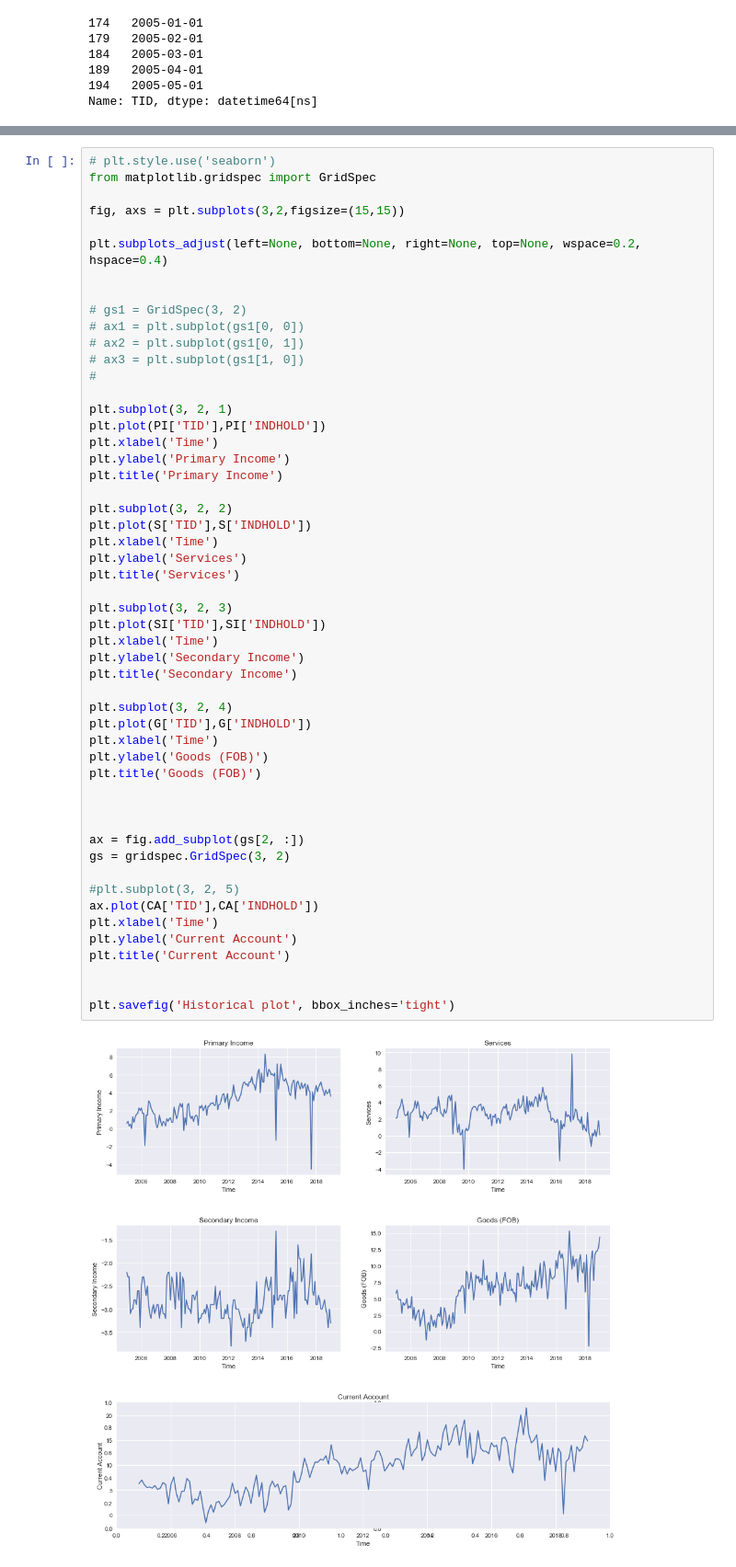
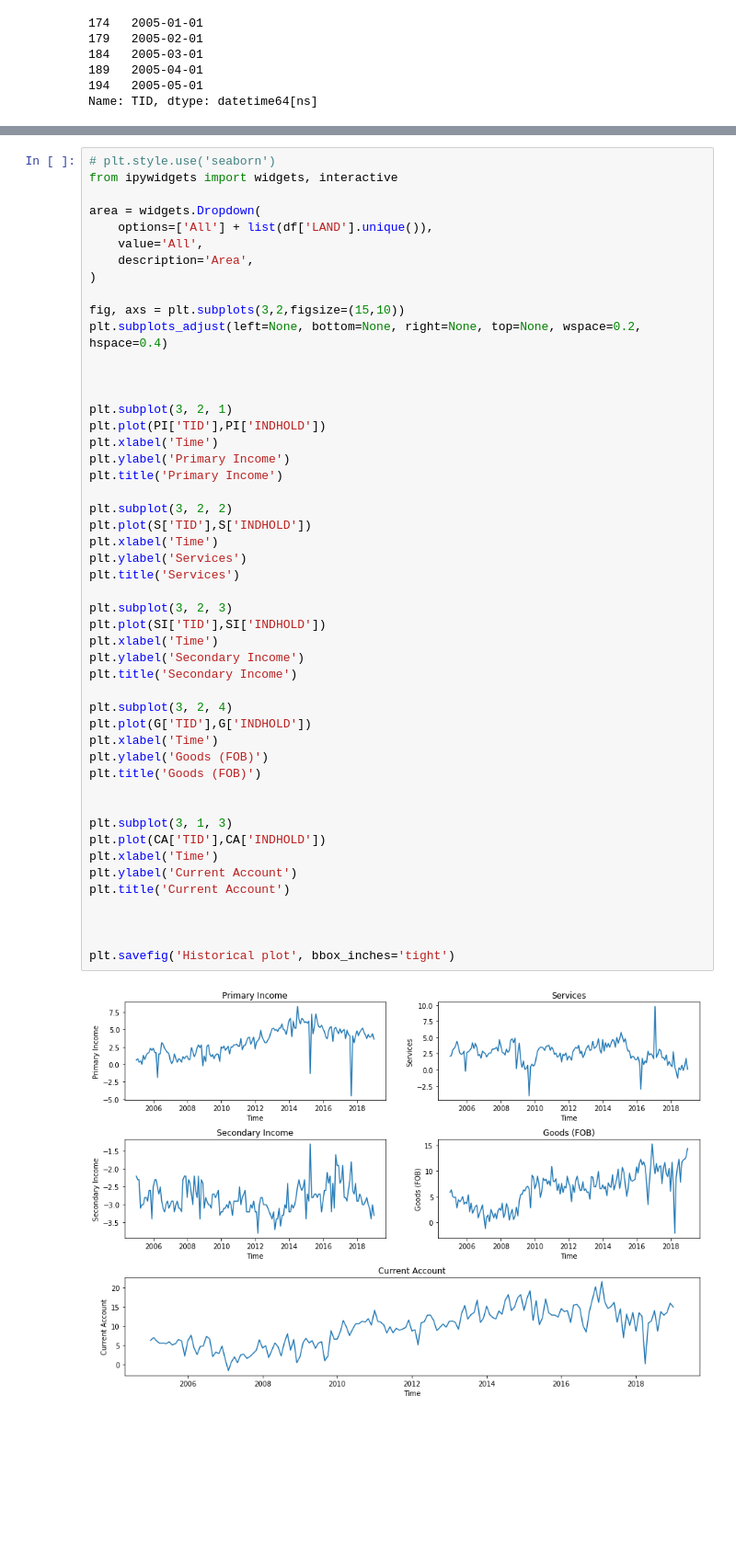
Before and after one commit to MartinBA741/Data_Project, a Jupyter notebook: Data Analysis Project.ipynb, the cells around one changed output, grey strips where cells are left out. Shown: that part at 92% size. Drawn from its saved outputs; the diff is of its cells as text; blank space fills up the shorter version.

Commit message:
plot2

```diff
--- a/Data Analysis Project.ipynb
+++ b/Data Analysis Project.ipynb
@@ -96,54 +109,51 @@ df.groupby('POST').describe()
 # %%
 # plt.style.use('seaborn')
-from matplotlib.gridspec import GridSpec
+from ipywidgets import widgets, interactive
 
-fig, axs = plt.subplots(3,2,figsize=(15,15))
+area = widgets.Dropdown(
+    options=['All'] + list(df['LAND'].unique()),
+    value='All',
+    description='Area',
+)
 
+fig, axs = plt.subplots(3,2,figsize=(15,10))
 plt.subplots_adjust(left=None, bottom=None, right=None, top=None, wspace=0.2, hspace=0.4)
 
 
-# gs1 = GridSpec(3, 2)
-# ax1 = plt.subplot(gs1[0, 0])
-# ax2 = plt.subplot(gs1[0, 1])
-# ax3 = plt.subplot(gs1[1, 0])
-#
 
 plt.subplot(3, 2, 1)
 plt.plot(PI['TID'],PI['INDHOLD'])
 plt.xlabel('Time')
 plt.ylabel('Primary Income')
 plt.title('Primary Income')
 
 plt.subplot(3, 2, 2)
 plt.plot(S['TID'],S['INDHOLD'])
 plt.xlabel('Time')
 plt.ylabel('Services')
 plt.title('Services')
 
 plt.subplot(3, 2, 3)
 plt.plot(SI['TID'],SI['INDHOLD'])
 plt.xlabel('Time')
 plt.ylabel('Secondary Income')
 plt.title('Secondary Income')
 
 plt.subplot(3, 2, 4)
 plt.plot(G['TID'],G['INDHOLD'])
 plt.xlabel('Time')
 plt.ylabel('Goods (FOB)')
 plt.title('Goods (FOB)')
 
 
-
-ax = fig.add_subplot(gs[2, :])
-gs = gridspec.GridSpec(3, 2)
-
-#plt.subplot(3, 2, 5)
-ax.plot(CA['TID'],CA['INDHOLD'])
+plt.subplot(3, 1, 3)
+plt.plot(CA['TID'],CA['INDHOLD'])
 plt.xlabel('Time')
 plt.ylabel('Current Account')
 plt.title('Current Account')
 
 
+
 plt.savefig('Historical plot', bbox_inches='tight')
 # %% [output]
-[figure, old version]
+[figure, new version]
```
Also changed, not shown: parts of 3 cells of this notebook.
